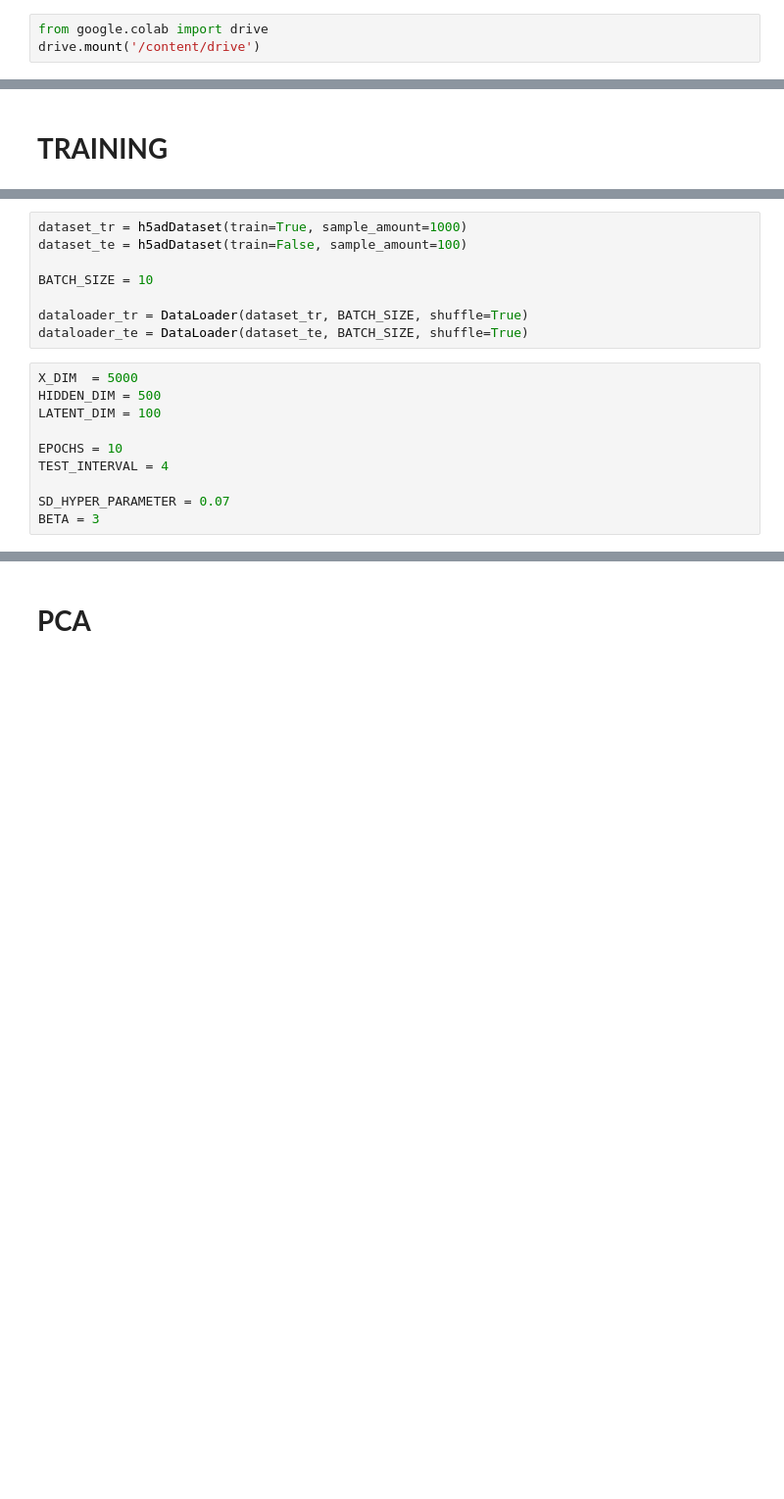
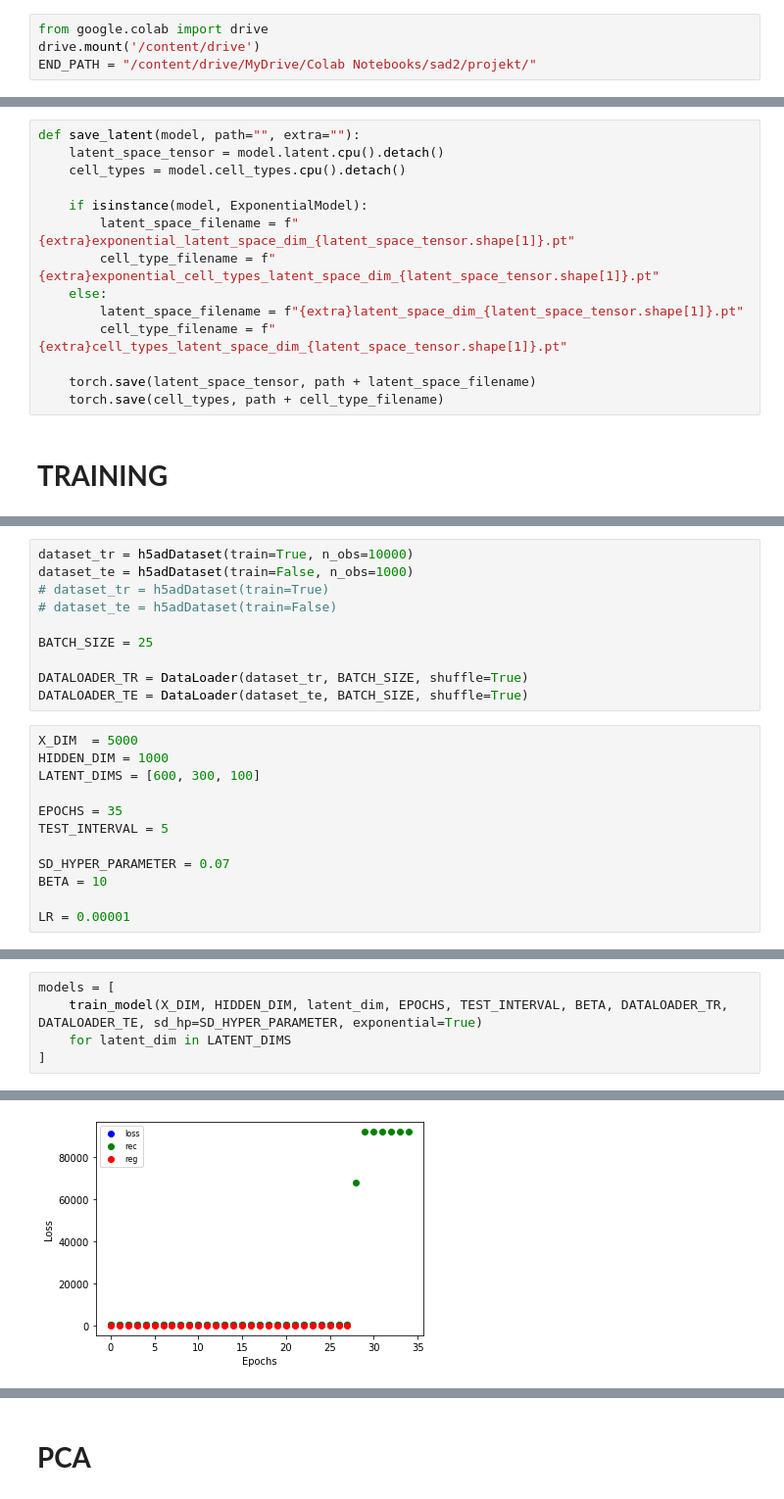
Before and after one commit to msik-404/sad2, a Jupyter notebook: projekt1/train.ipynb, the cells around one changed output, grey strips where cells are left out. Shown at 98% size. Drawn from its saved outputs; the diff is of its cells as text; blank space fills up the shorter version.

```diff
--- a/projekt1/train.ipynb
+++ b/projekt1/train.ipynb
@@ -43,6 +67,7 @@ device = torch.device("cuda" if cuda else "cpu")
 # %%
 from google.colab import drive
 drive.mount('/content/drive')
+END_PATH = "/content/drive/MyDrive/Colab Notebooks/sad2/projekt/"
 # %% [output]
 Mounted at /content/drive
 # %% [markdown]
@@ -185,2 +279,16 @@ def loss_function(x, x_hat, mean, log_var, decoder_log_prob, beta):
+# %%
+def save_latent(model, path="", extra=""):
+    latent_space_tensor = model.latent.cpu().detach()
+    cell_types = model.cell_types.cpu().detach()
+
+    if isinstance(model, ExponentialModel):
+        latent_space_filename = f"{extra}exponential_latent_space_dim_{latent_space_tensor.shape[1]}.pt"
+        cell_type_filename = f"{extra}exponential_cell_types_latent_space_dim_{latent_space_tensor.shape[1]}.pt"
+    else:
+        latent_space_filename = f"{extra}latent_space_dim_{latent_space_tensor.shape[1]}.pt"
+        cell_type_filename = f"{extra}cell_types_latent_space_dim_{latent_space_tensor.shape[1]}.pt"
+
+    torch.save(latent_space_tensor, path + latent_space_filename)
+    torch.save(cell_types, path + cell_type_filename)
 # %% [markdown]
 # **TRAINING**
@@ -187,18 +372,22 @@ def loss_function(x, x_hat, mean, log_var, decoder_log_prob, beta):
 # %%
-dataset_tr = h5adDataset(train=True, sample_amount=1000)
-dataset_te = h5adDataset(train=False, sample_amount=100)
+dataset_tr = h5adDataset(train=True, n_obs=10000)
+dataset_te = h5adDataset(train=False, n_obs=1000)
+# dataset_tr = h5adDataset(train=True)
+# dataset_te = h5adDataset(train=False)
 
-BATCH_SIZE = 10
+BATCH_SIZE = 25
 
-dataloader_tr = DataLoader(dataset_tr, BATCH_SIZE, shuffle=True)
-dataloader_te = DataLoader(dataset_te, BATCH_SIZE, shuffle=True)
+DATALOADER_TR = DataLoader(dataset_tr, BATCH_SIZE, shuffle=True)
+DATALOADER_TE = DataLoader(dataset_te, BATCH_SIZE, shuffle=True)
 # %%
 X_DIM  = 5000
-HIDDEN_DIM = 500
-LATENT_DIM = 100
+HIDDEN_DIM = 1000
+LATENT_DIMS = [600, 300, 100]
 
-EPOCHS = 10
-TEST_INTERVAL = 4
+EPOCHS = 35
+TEST_INTERVAL = 5
 
 SD_HYPER_PARAMETER = 0.07
-BETA = 3
+BETA = 10
+
+LR = 0.00001
@@ -269,0 +394,6 @@ plot_loss(testing_loss_data)
+# %%
+models = [
+    train_model(X_DIM, HIDDEN_DIM, latent_dim, EPOCHS, TEST_INTERVAL, BETA, DATALOADER_TR, DATALOADER_TE, sd_hp=SD_HYPER_PARAMETER, exponential=True)
+    for latent_dim in LATENT_DIMS
+]
+# %% [output]
@@ -269,0 +417 @@ plot_loss(testing_loss_data)
+[figure, added]
```
Also changed, not shown: parts of 22 cells of this notebook, 2 other files.
